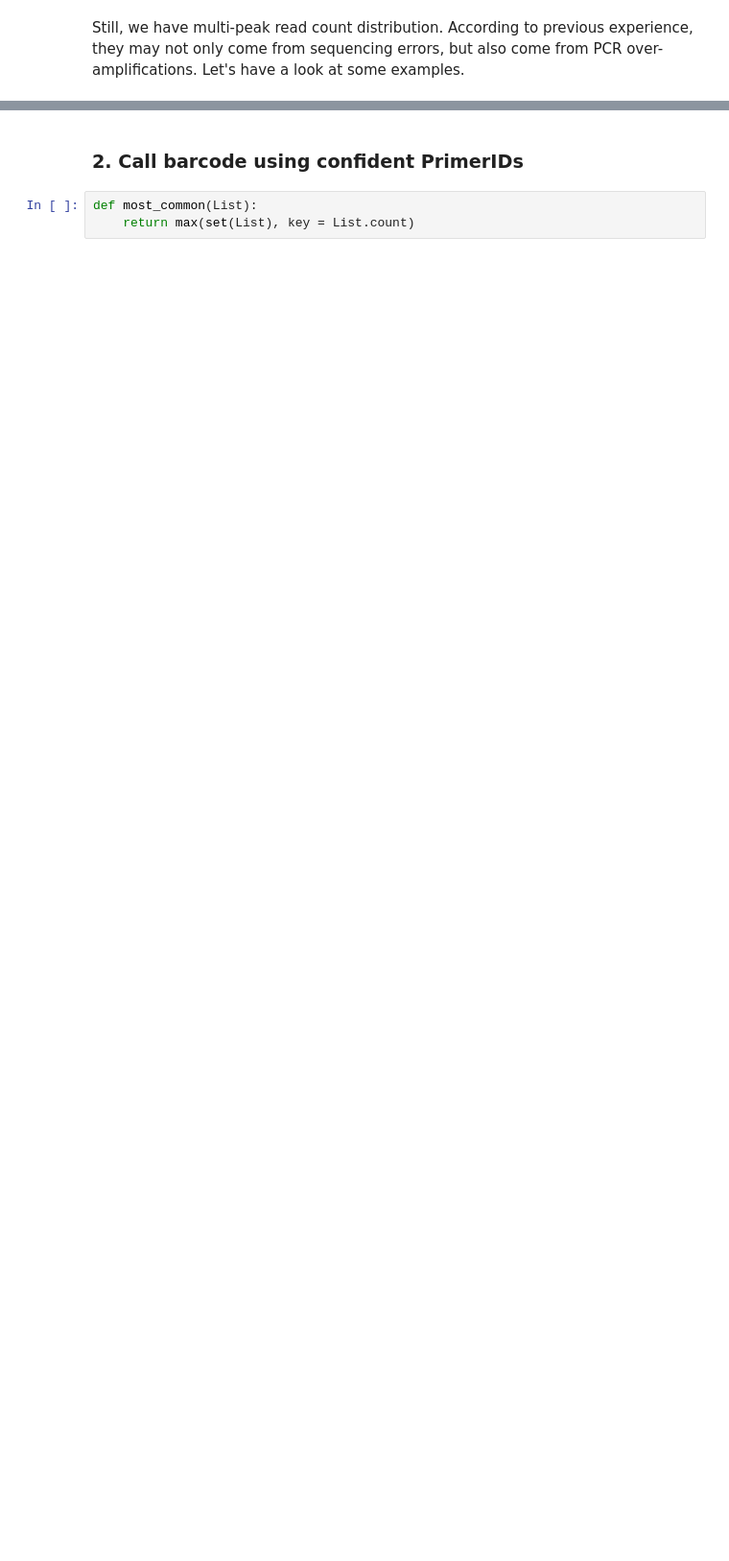
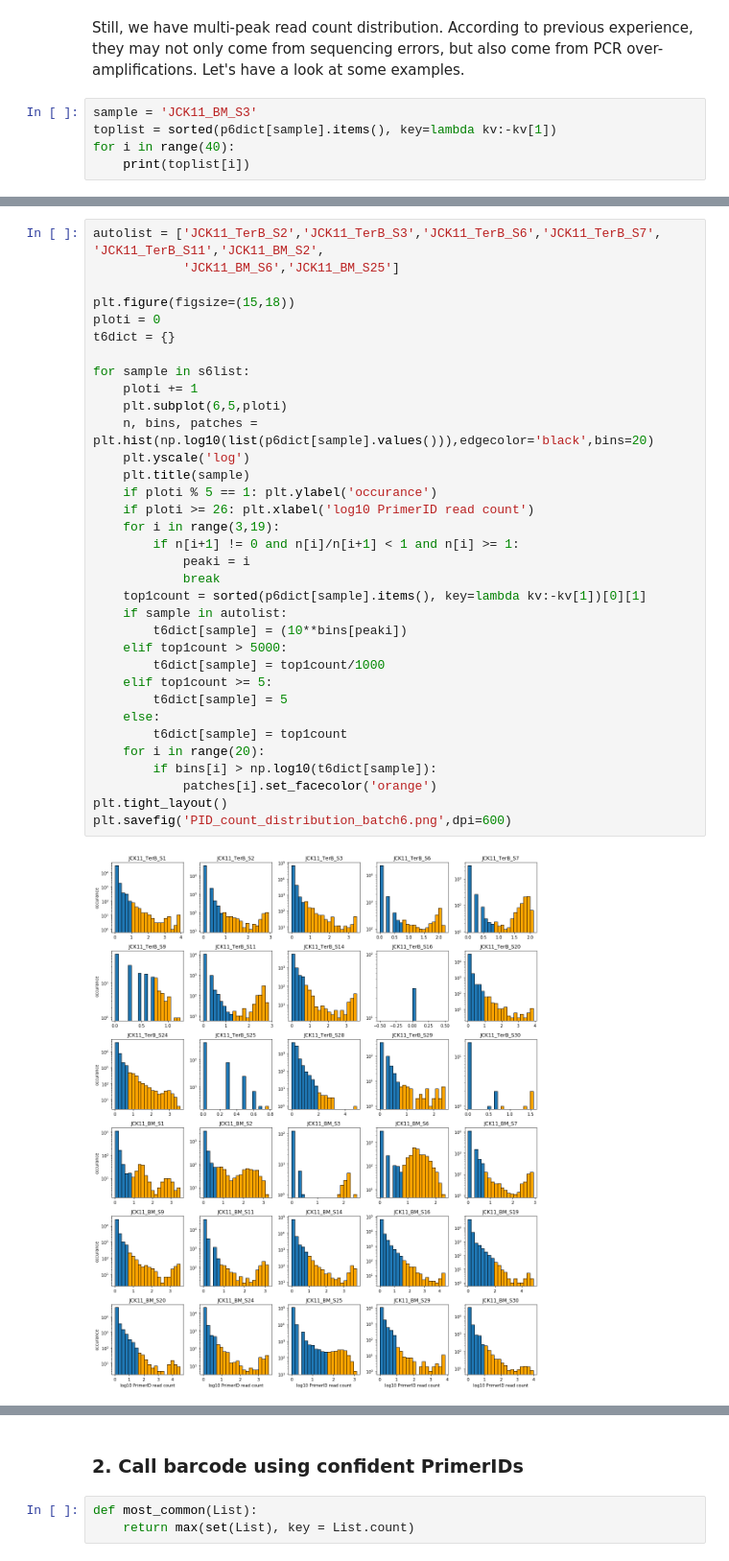
Before and after one commit to Tian-hao/Barcode_NK, a Jupyter notebook: reanalysis.ipynb, the cells around one changed output, grey strips where cells are left out. Shown at 96% size. Drawn from its saved outputs; the diff is of its cells as text; blank space fills up the shorter version.

Commit message:
PrimerID analysis

```diff
--- a/reanalysis.ipynb
+++ b/reanalysis.ipynb
@@ -1075,3 +1075,8 @@ plt.savefig('PID_count_distribution_batch6.png',dpi=600)
 [figure]
 # %% [markdown]
 Still, we have multi-peak read count distribution. According to previous experience, they may not only come from sequencing errors, but also come from PCR over-amplifications. Let's have a look at some examples.
+# %%
+sample = 'JCK11_BM_S3'
+toplist = sorted(p6dict[sample].items(), key=lambda kv:-kv[1])
+for i in range(40):
+    print(toplist[i])
@@ -1077,0 +1103,36 @@ Still, we have multi-peak read count distribution. According to previous experie
+# %%
+autolist = ['JCK11_TerB_S2','JCK11_TerB_S3','JCK11_TerB_S6','JCK11_TerB_S7', 'JCK11_TerB_S11','JCK11_BM_S2',
+            'JCK11_BM_S6','JCK11_BM_S25']
+
+plt.figure(figsize=(15,18))
+ploti = 0
+t6dict = {}
+
+for sample in s6list:
+    ploti += 1
+    plt.subplot(6,5,ploti)
+    n, bins, patches = plt.hist(np.log10(list(p6dict[sample].values())),edgecolor='black',bins=20)
+    plt.yscale('log')
+    plt.title(sample)
+    if ploti % 5 == 1: plt.ylabel('occurance')
+    if ploti >= 26: plt.xlabel('log10 PrimerID read count')
+    for i in range(3,19):
+        if n[i+1] != 0 and n[i]/n[i+1] < 1 and n[i] >= 1:
+            peaki = i
+            break
+    top1count = sorted(p6dict[sample].items(), key=lambda kv:-kv[1])[0][1]
+    if sample in autolist:
+        t6dict[sample] = (10**bins[peaki])
+    elif top1count > 5000:
+        t6dict[sample] = top1count/1000
+    elif top1count >= 5:
+        t6dict[sample] = 5
+    else:
+        t6dict[sample] = top1count
+    for i in range(20):
+        if bins[i] > np.log10(t6dict[sample]):
+            patches[i].set_facecolor('orange')
+plt.tight_layout()
+plt.savefig('PID_count_distribution_batch6.png',dpi=600)
+# %% [output]
+[figure, added]
```
Also changed, not shown: parts of 91 cells of this notebook.
